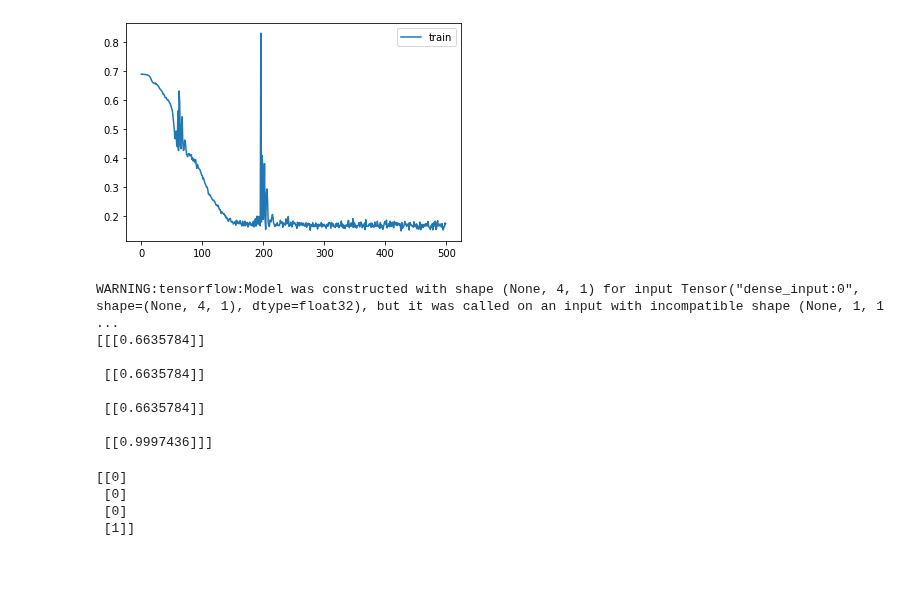
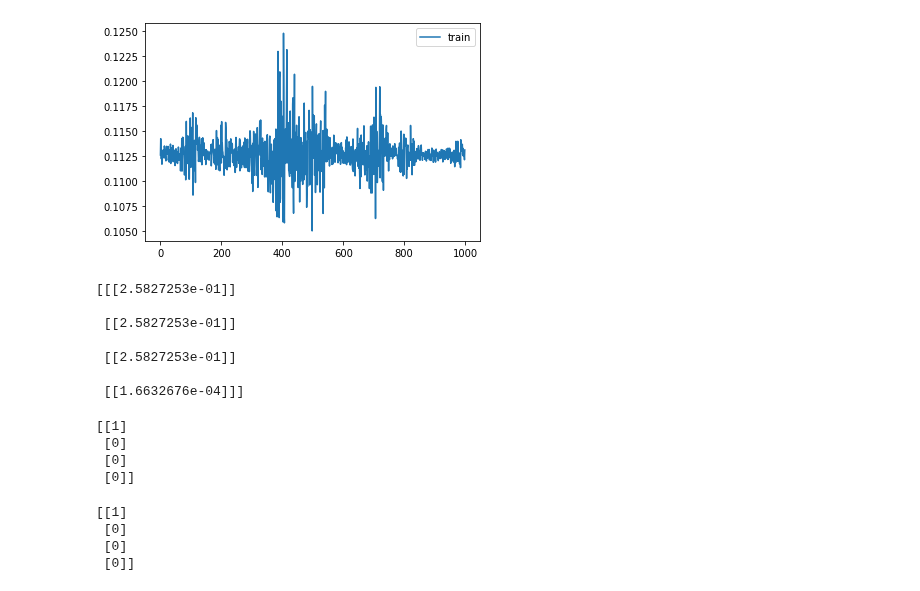
Before and after one commit to ellensanden/MLAnomalyDetection, a Jupyter notebook: test_stuff/CANnolo.ipynb, the cells around one changed output. Cells and saved outputs as stored; diff of their text form; code cells hidden in the pictures.

```diff
--- a/test_stuff/CANnolo.ipynb
+++ b/test_stuff/CANnolo.ipynb
@@ -13,14 +13,18 @@ from keras.callbacks import EarlyStopping
 import numpy as np
 from numpy import array
 # %%
-A = array([0, 0, 0, 1, 1, 1, 1, 1, 0, 1, 0, 1, 0, 1, 1, 1, 1, 0, 0, 0])
-B = A[::-1]
+#A = array([0, 0, 0, 1, 1, 1, 1, 1, 0, 1, 0, 1, 0, 1, 1, 1, 1, 0, 0, 0])
+A = array([0,0,0,0,1,0,0,0,0,0,0,0,0,0,0,1,0,0,0,0])
+#B = A[::-1] # not sure if this is the way to do it (should it be just each sample that is reversed, or the whole sequence?)
 
 A = A.reshape((5, 4, 1))
-B = B.reshape((5, 4, 1))
+#B = B.reshape((5, 4, 1))
+C = A[::-1]
+
 time_steps = 4
 n_features = 1
 
-print(A)
-print(B)
+print(f'A= {A}, C={C}, B={B}')
+
+print(A.shape)
 # %% [output]
@@ -83,30 +87,36 @@ _________________________________________________________________
 # %%
 model = AutoEncoder
 es = EarlyStopping(monitor='val_loss', mode='min', verbose=2, patience=10)
-#for x in range(num_samples):
-history = model.fit(A, B, epochs=500, verbose=0, shuffle=False)
+
+history = model.fit(A, C, epochs=1000, verbose=0, shuffle=False)
 # plot history
 pyplot.plot(history.history['loss'], label='train')
 pyplot.legend()
 pyplot.show()
 # %% [output]
-[figure, old version]
+[figure, new version]
 # %%
-output = AutoEncoder.predict(A[0,:,:]) # why do zeros give 0.668?
+output = AutoEncoder.predict(A[3,:,:]) # why do zeros give 0.668? seems solved. sometimes get warning about input shape
 print(output)
 # %% [output]
-WARNING:tensorflow:Model was constructed with shape (None, 4, 1) for input Tensor("dense_input:0", shape=(None, 4, 1), dtype=float32), but it was called on an input with incompatible shape (None, 1, 1 ...
-[[[0.6635784]]
+[[[2.5827253e-01]]
 
- [[0.6635784]]
+ [[2.5827253e-01]]
 
- [[0.6635784]]
+ [[2.5827253e-01]]
 
- [[0.9997436]]]
+ [[1.6632676e-04]]]
+# %%
+print(C[3,:,:])
+# %% [output]
+[[1]
+ [0]
+ [0]
+ [0]]
 # %%
-print(A[0,:,:])
+print(A[1,:,:])
 # %% [output]
-[[0]
+[[1]
  [0]
  [0]
- [1]]
+ [0]]
```
Also changed, not shown: parts of 2 cells of this notebook.
